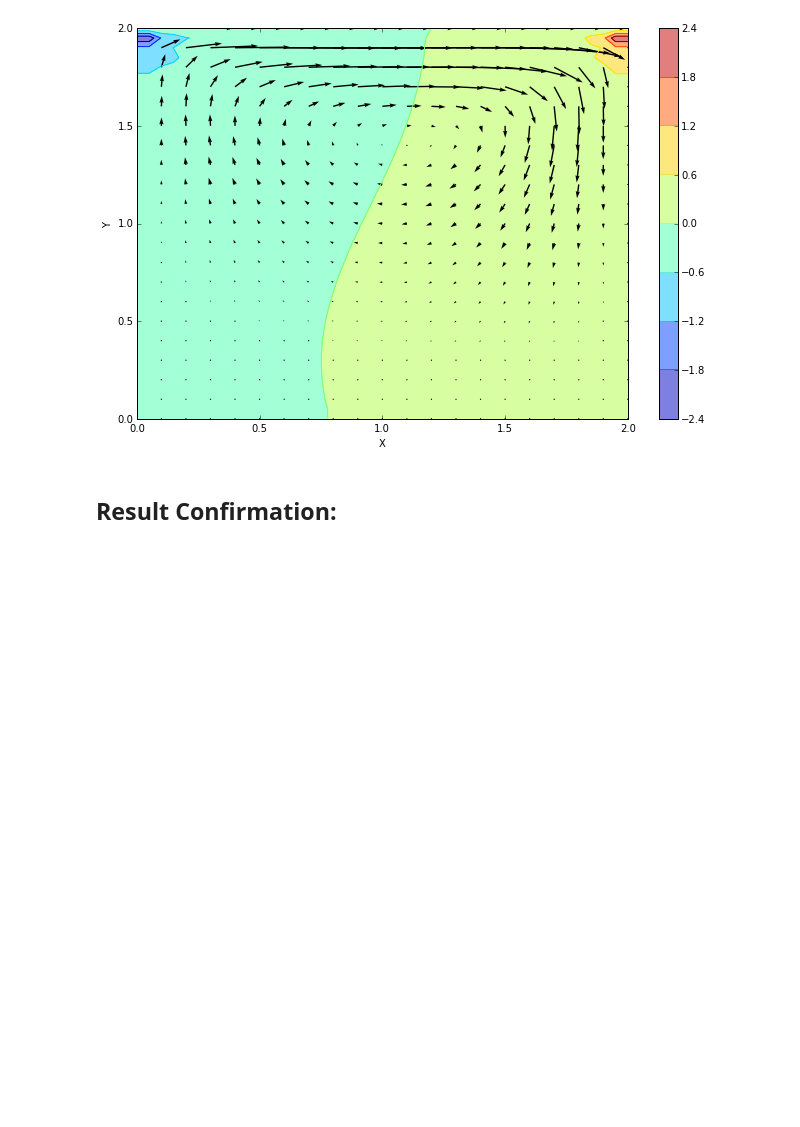
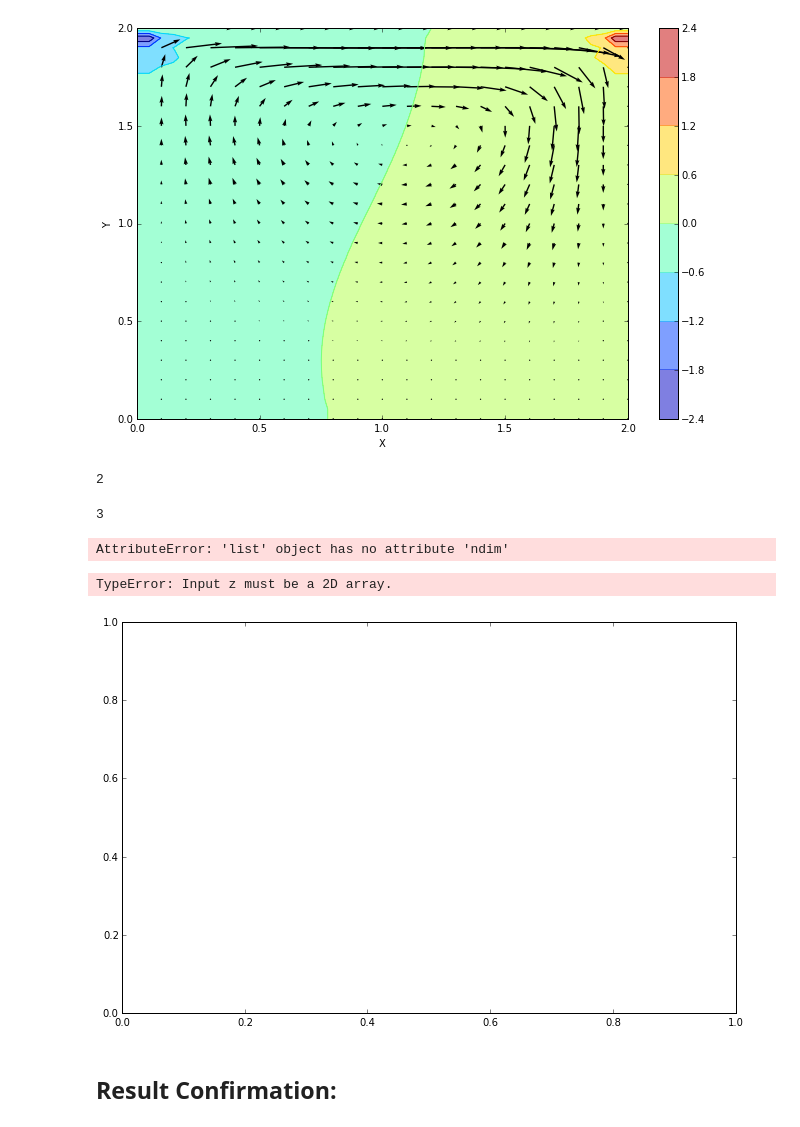
Before and after one commit to cbell14/Navier_Stokes_Acoustics, a Jupyter notebook: Final Project -- 2D Finite Difference NS & Acoustic Solver.ipynb, the cells around one changed output. Drawn from its saved outputs; the diff is of its cells as text; code cells hidden in the pictures; blank space fills up the shorter version.

Commit message:
begin to add animation and vorticity

```diff
--- a/Final Project -- 2D Finite Difference NS & Acoustic Solver.ipynb
+++ b/Final Project -- 2D Finite Difference NS & Acoustic Solver.ipynb
@@ -290,6 +290,11 @@ def Burger2D(u, v, P, dt, dx, dy, rho, nu, nt):
             vn[1:-1,1:-1]*(dt/dy)*(vn[1:-1,1:-1] - un[1:-1,0:-2])
         #using 2: because 2 values are clipped in i
 
+        F = np.array([u,v])
+        vort = np.gradient(F) #vorticity
+        #vort = 1
+        #F = 1
+
         u[0,:] = 0 #assign the clipped values
         u[:,0] = 0
         u[:,-1] = 1
@@ -299,7 +304,7 @@ def Burger2D(u, v, P, dt, dx, dy, rho, nu, nt):
         v[:,-1] = 0
         u[-1,:] = 0
 
-    return u, v, P, bn
+    return u, v, P, bn, vort, F
 # %% [markdown]
 Next we are going to use Matplotlib's [Countour Plotting](http://matplotlib.org/examples/pylab_examples/contour_demo.html) ability.
 # %%
@@ -308,7 +313,7 @@ v = np.zeros((ny,nx))
 P = np.zeros((ny,nx))
 #b = np.zeros((ny,nx))
 nt = 700
-u, v, P, bn = Burger2D(u, v, P, dt, dx, dy, rho, nu, nt)
+u, v, P, bn, vorticity, F = Burger2D(u, v, P, dt, dx, dy, rho, nu, nt)
 fig = plt.figure(figsize=(11,7), dpi=100)
 plt.contourf(X,Y,P,alpha=0.5)    ###plotting the pressure field as a contour
 plt.colorbar()
@@ -319,3 +324,26 @@ plt.ylabel('Y')
 # %% [output]
 <matplotlib.text.Text at 0x...>
 [figure]
+# %%
+print u.ndim
+# %% [output]
+2
+# %%
+print F.ndim
+# %% [output]
+3
+# %%
+print vorticity.ndim
+# %% [output]
+AttributeError: 'list' object has no attribute 'ndim'
+# %%
+fig = plt.figure(figsize=(11,7), dpi=100)
+plt.contourf(X,Y,vorticity,alpha=0.5)    ###plotting the pressure field as a contour
+plt.colorbar()
+plt.contour(X,Y,vorticity)               ###plotting the pressure field outlines
+#plt.quiver(X[::2,::2],Y[::2,::2],u[::2,::2],v[::2,::2], units='width') ##plotting velocity
+plt.xlabel('X')
+plt.ylabel('Y')
+# %% [output]
+TypeError: Input z must be a 2D array.
+[figure, added]
```
Also changed, not shown: parts of 7 cells of this notebook, 2 other files.
